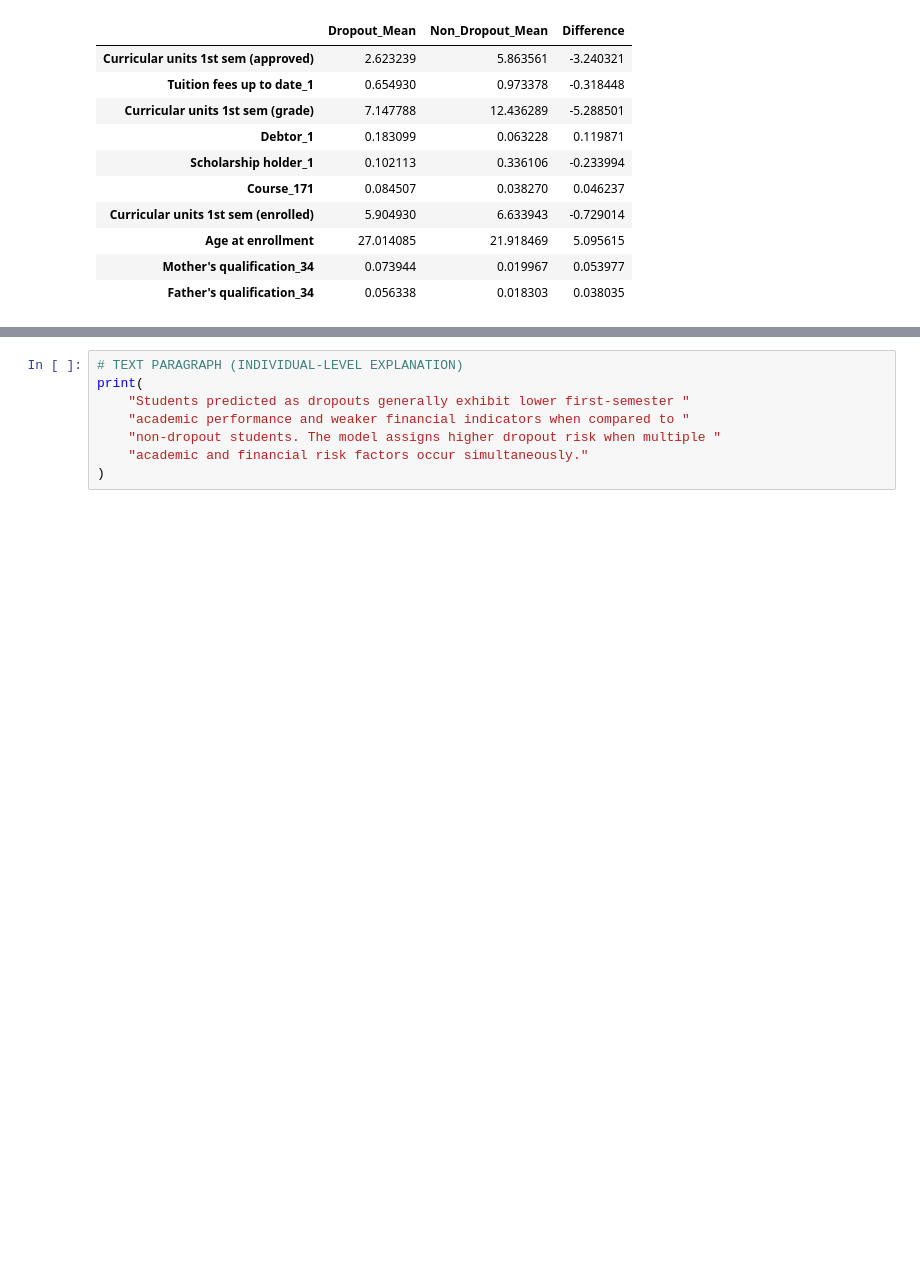
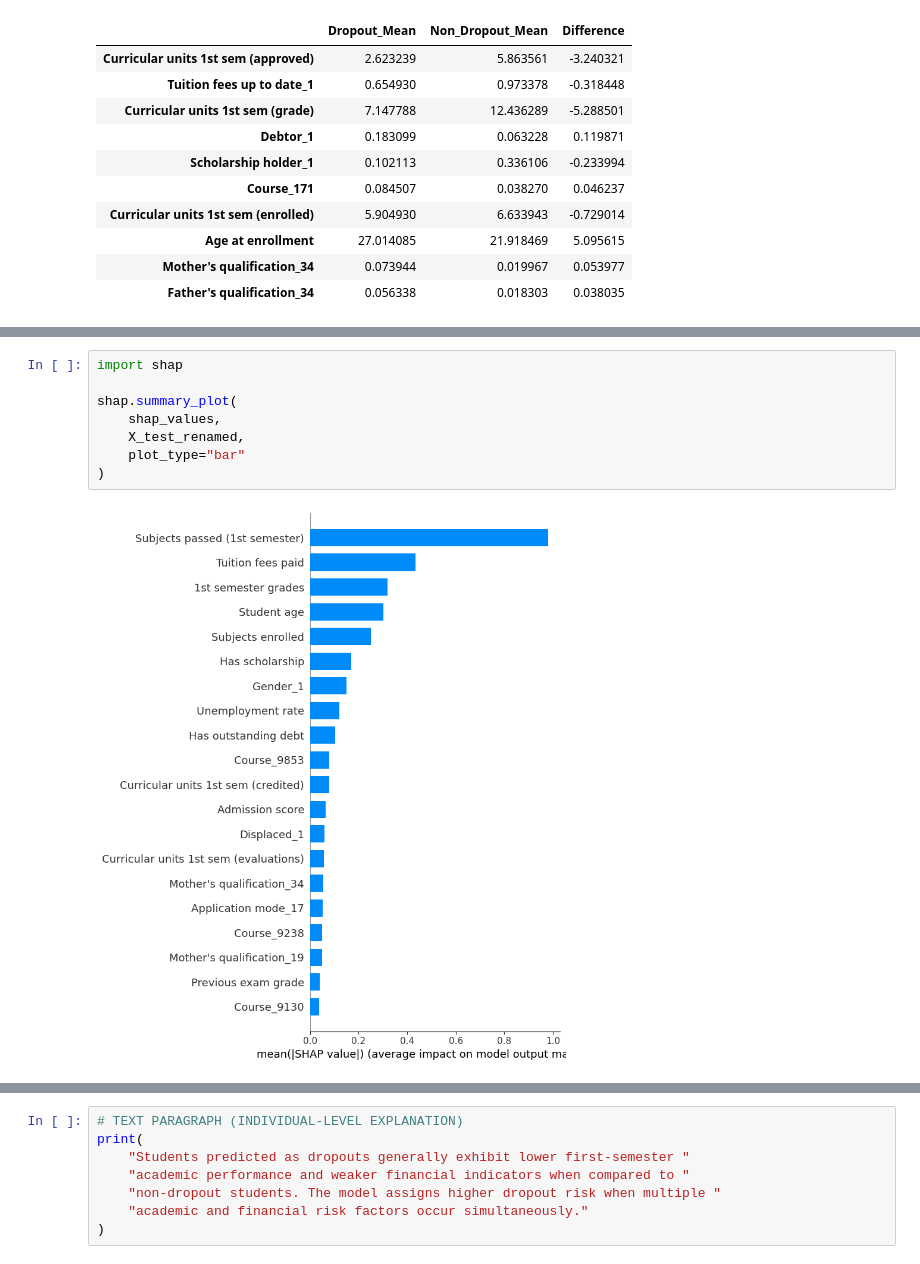
Before and after one commit to PawaniMekhala/AI-Driven-Student-Dropout-Prediction, a Jupyter notebook: 06_explainability_SHAP.ipynb, the cells around one changed output, grey strips where cells are left out. Saved outputs shown, nothing was run; the diff lists cells and outputs as text; blank space fills up the shorter version.

```diff
--- a/06_explainability_SHAP.ipynb
+++ b/06_explainability_SHAP.ipynb
@@ -205,0 +260,10 @@ comparison
+# %%
+import shap
+
+shap.summary_plot(
+    shap_values,
+    X_test_renamed,
+    plot_type="bar"
+)
+# %% [output]
+[figure, added]
```
Also changed, not shown: parts of 6 cells of this notebook.
